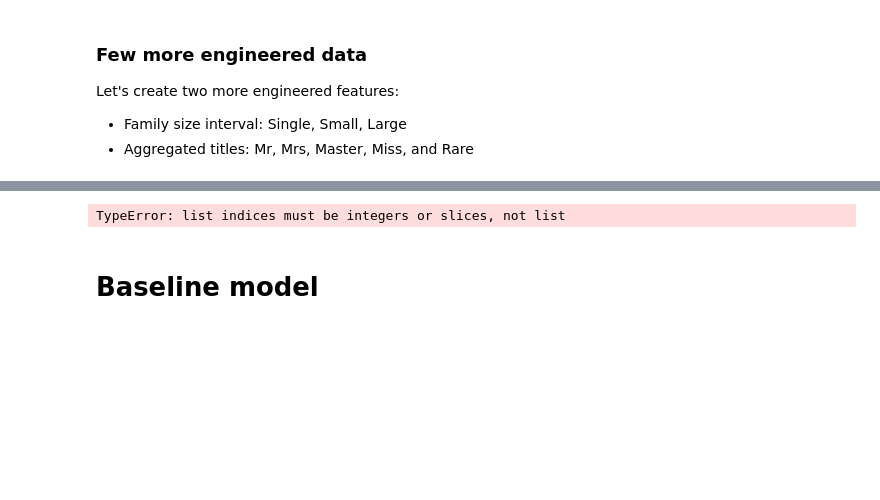
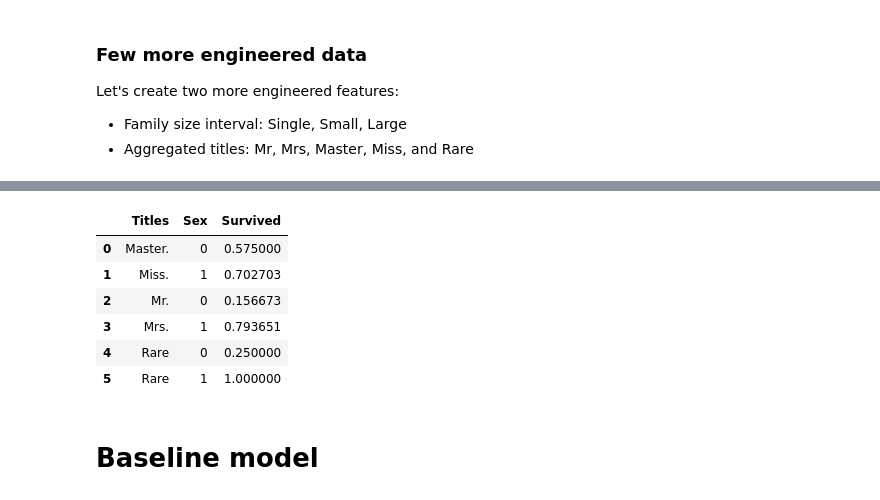
Before and after one commit to cjo51/titanic_problem_set, a Jupyter notebook: Titanic Data Journey.ipynb, the cells around one changed output, grey strips where cells are left out. Cells and saved outputs as stored; diff of their text form; code cells hidden in the pictures; blank space fills up the shorter version.

```diff
--- a/Titanic Data Journey.ipynb
+++ b/Titanic Data Journey.ipynb
@@ -311,9 +360,17 @@ all_datasets = [all_df, train_df, test_df]
+# %%
+calculate_survival_rate_by_title_and_sex(test_df)
+# %% [output]
+|  | Titles | Sex | Survived |
+| 0 | Master. | 0 | 0.575000 |
+| 1 | Miss. | 1 | 0.702703 |
+| 2 | Mr. | 0 | 0.156673 |
+| 3 | Mrs. | 1 | 0.793651 |
+| 4 | Rare | 0 | 0.250000 |
+| 5 | Rare | 1 | 1.000000 |
 # %%
 unify_titles(all_datasets)
-calculate_survival_rate_by_title_and_sex(all_datasets)
+#calculate_survival_rate_by_title_and_sex(all_datasets)
 map_sex_column(all_datasets)
-# %% [output]
-TypeError: list indices must be integers or slices, not list
 # %% [markdown]
 # Baseline model
 # %% [markdown]
```
Also changed, not shown: parts of 12 cells of this notebook, 8 other files.
